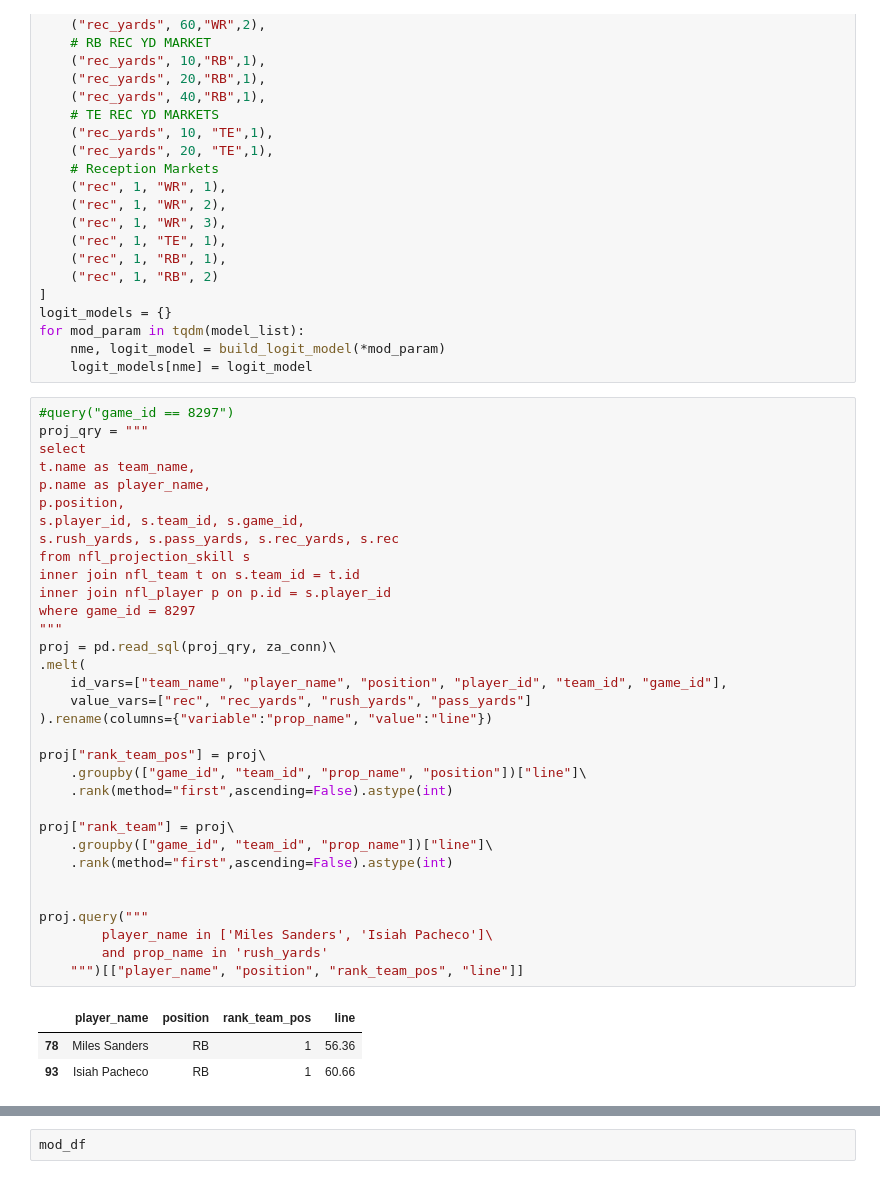
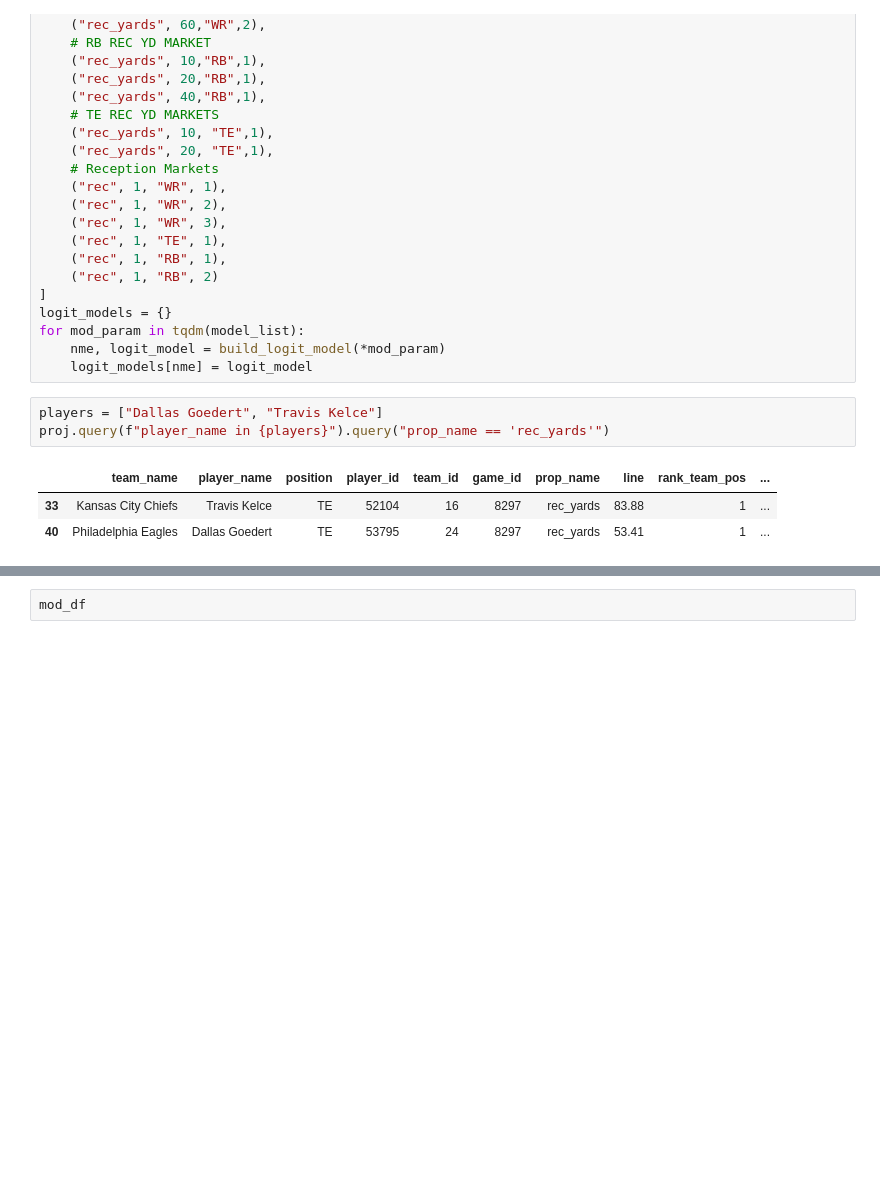
Before and after one commit to masonyahrFD/super_bowl_props, a Jupyter notebook: markets/OLD_race_to_x_markets.ipynb, the cells around one changed output, grey strips where cells are left out. Saved outputs shown, nothing was run; the diff lists cells and outputs as text; blank space fills up the shorter version.

```diff
--- a/markets/race_to_x_markets.ipynb
+++ b/markets/OLD_race_to_x_markets.ipynb
@@ -336,42 +529,12 @@ logit_models = {}
 for mod_param in tqdm(model_list):
     nme, logit_model = build_logit_model(*mod_param)
     logit_models[nme] = logit_model
-# %%
-#query("game_id == 8297")
-proj_qry = """
-select
-t.name as team_name,
-p.name as player_name,
-p.position,
-s.player_id, s.team_id, s.game_id,
-s.rush_yards, s.pass_yards, s.rec_yards, s.rec
-from nfl_projection_skill s
-inner join nfl_team t on s.team_id = t.id
-inner join nfl_player p on p.id = s.player_id
-where game_id = 8297
-"""
-proj = pd.read_sql(proj_qry, za_conn)\
-.melt(
-    id_vars=["team_name", "player_name", "position", "player_id", "team_id", "game_id"],
-    value_vars=["rec", "rec_yards", "rush_yards", "pass_yards"]
-).rename(columns={"variable":"prop_name", "value":"line"})
-
-proj["rank_team_pos"] = proj\
-    .groupby(["game_id", "team_id", "prop_name", "position"])["line"]\
-    .rank(method="first",ascending=False).astype(int)
-
-proj["rank_team"] = proj\
-    .groupby(["game_id", "team_id", "prop_name"])["line"]\
-    .rank(method="first",ascending=False).astype(int)
-
-
-proj.query("""
-        player_name in ['Miles Sanders', 'Isiah Pacheco']\
-        and prop_name in 'rush_yards'
-    """)[["player_name", "position", "rank_team_pos", "line"]]
-# %% [output]
-|  | player_name | position | rank_team_pos | line |
-| 78 | Miles Sanders | RB | 1 | 56.36 |
-| 93 | Isiah Pacheco | RB | 1 | 60.66 |
+# %%
+players = ["Dallas Goedert", "Travis Kelce"]
+proj.query(f"player_name in {players}").query("prop_name == 'rec_yards'")
+# %% [output]
+|  | team_name | player_name | position | player_id | team_id | game_id | prop_name | line | rank_team_pos | ... |
+| 33 | Kansas City Chiefs | Travis Kelce | TE | 52104 | 16 | 8297 | rec_yards | 83.88 | 1 | ... |
+| 40 | Philadelphia Eagles | Dallas Goedert | TE | 53795 | 24 | 8297 | rec_yards | 53.41 | 1 | ... |
 # %%
 pred_dict = {
```
Also changed, not shown: parts of 23 cells of this notebook, 4 other files.
